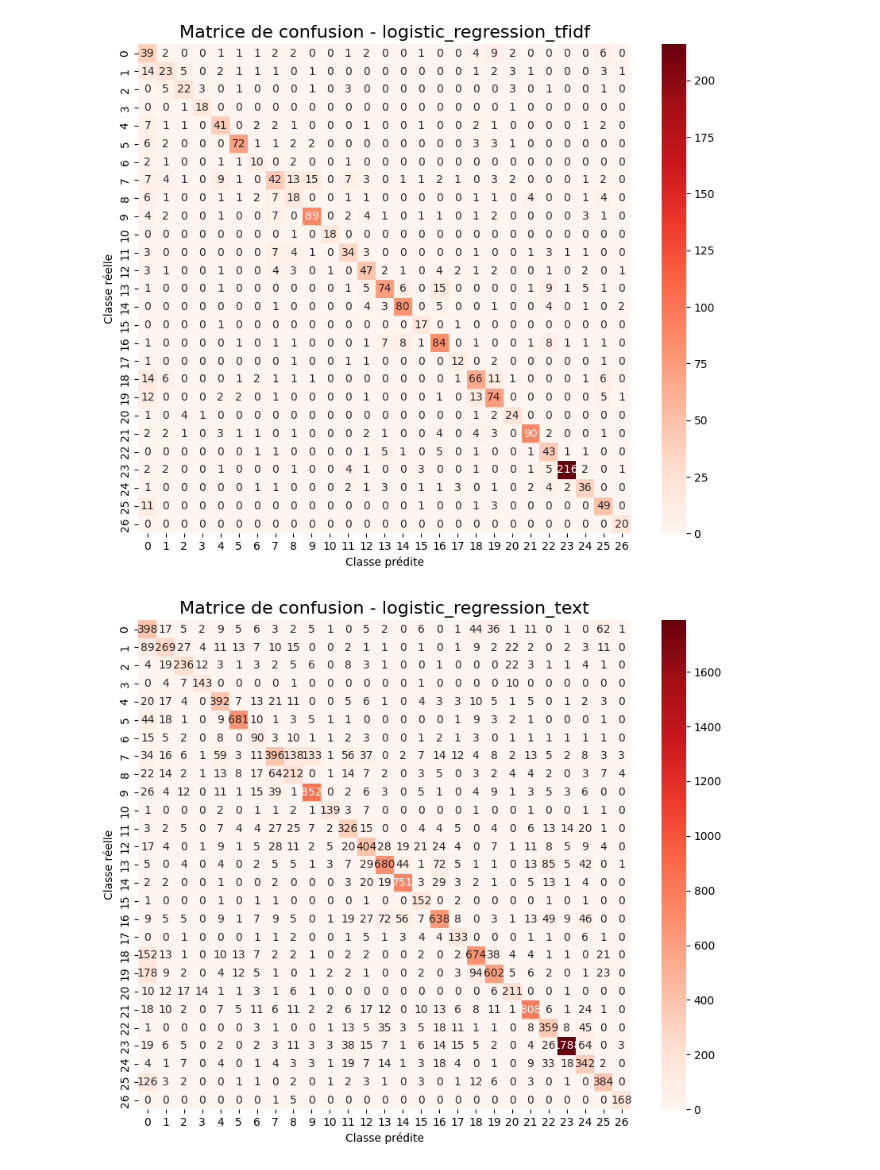
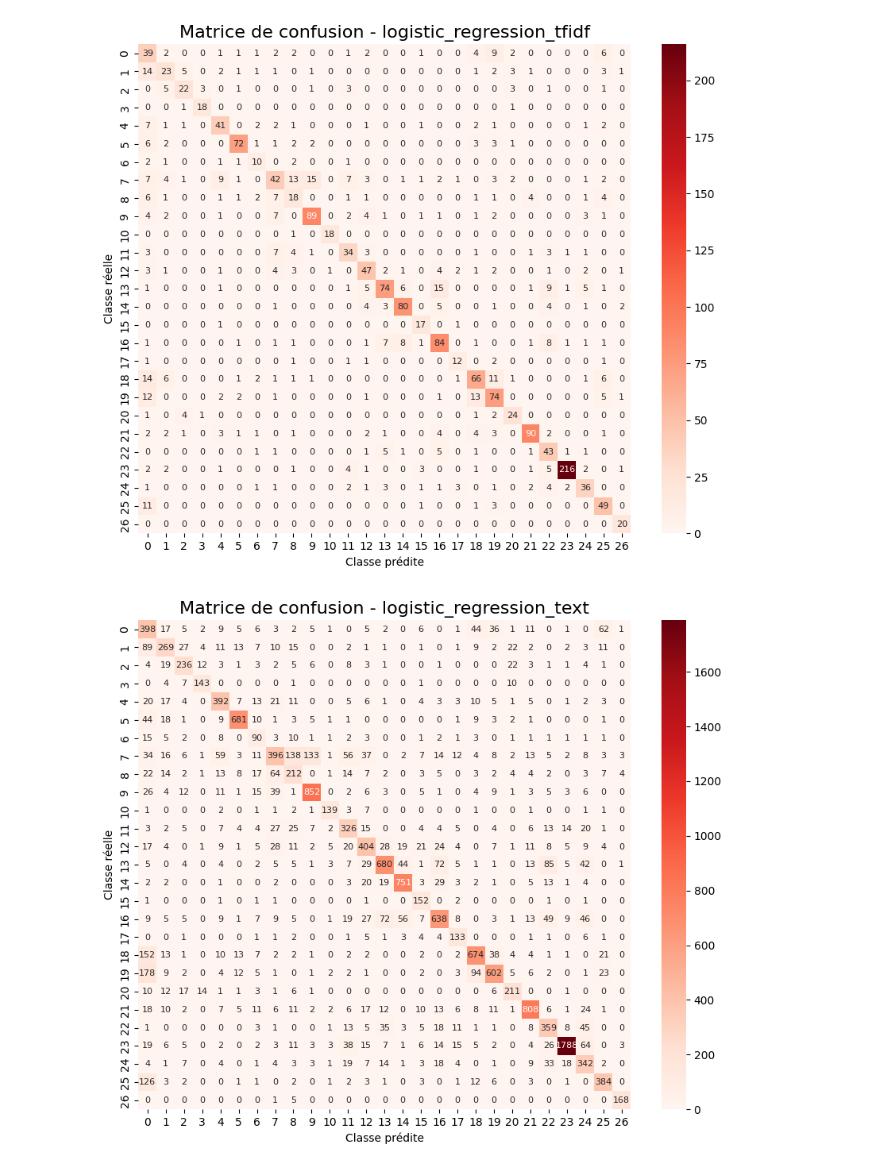
Before and after one commit to cramarokoto/datascientest-project-rakuten-product-classification, a Jupyter notebook: notebooks/performance.ipynb, the cells around one changed output. Saved outputs shown, nothing was run; the diff lists cells and outputs as text; code cells hidden in the pictures.

Commit message:
Fix heatmaps police size

```diff
--- a/notebooks/performance.ipynb
+++ b/notebooks/performance.ipynb
@@ -12,33 +12,33 @@ files = list(folder_path.glob('*_confusion_matrix.txt'))
 
 for file in files:
     model_name = file.stem.replace('_confusion_matrix', '')
 
     with open(file, 'r') as f:
         content = f.read()
 
     # Nettoyer le texte : enlever crochets et retours à la ligne
     content = content.replace('\n', ' ').replace('[', '').replace(']', '')
 
     # Convertir en liste d'entiers
     numbers = [int(x) for x in content.split() if x.strip() != '']
 
     # Détecter la taille de la matrice (nombre de lignes = racine carrée du nombre total)
     # Si ce n'est pas carré, on peut essayer de reconstruire selon les lignes originales
     # Ici on suppose que la matrice est carrée
     size = int(np.sqrt(len(numbers)))
     matrix = np.array(numbers).reshape(size, size)
 
     # Affichage heatmap
     fig = plt.figure(figsize=(10, 8))
-    sns.heatmap(matrix, annot=True, fmt='d', cmap='Reds')
+    sns.heatmap(matrix, annot=True, fmt='d', cmap='Reds', annot_kws={'size': 7})
     plt.title(f'Matrice de confusion - {model_name}', fontsize=16)
     plt.xlabel('Classe prédite')
     plt.ylabel('Classe réelle')
 
     # Export the heatmap as an image (save before show to avoid blank images)
     fig.savefig(f'../streamlit_app/assets/heatmaps/{model_name}_confusion_matrix.png', bbox_inches='tight')
     plt.show()
     plt.close(fig) # Close the figure to free memory and ensure clean state
 # %% [output]
-[figure, old version]
+[figure, new version]
-[figure, old version]
+[figure, new version]
```
Also changed, not shown: parts of 1 cell of this notebook, 8 other files.
